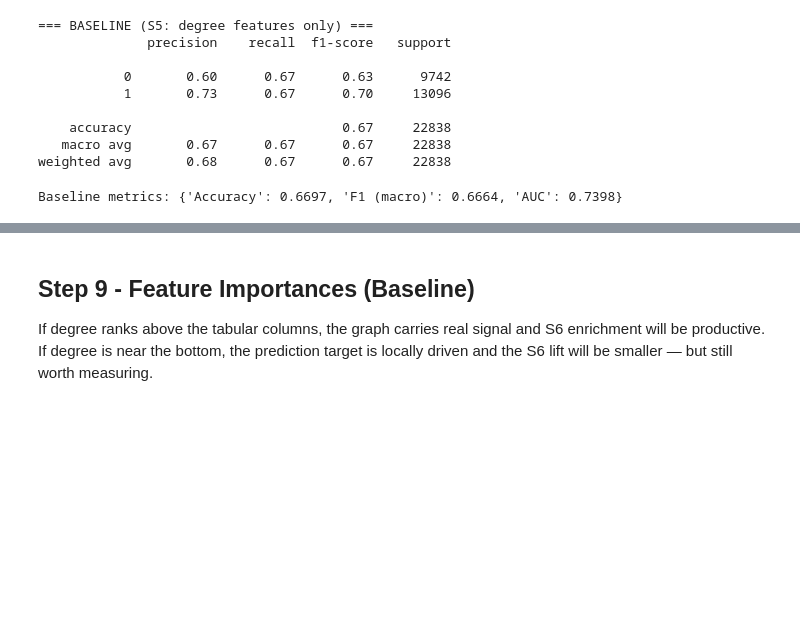
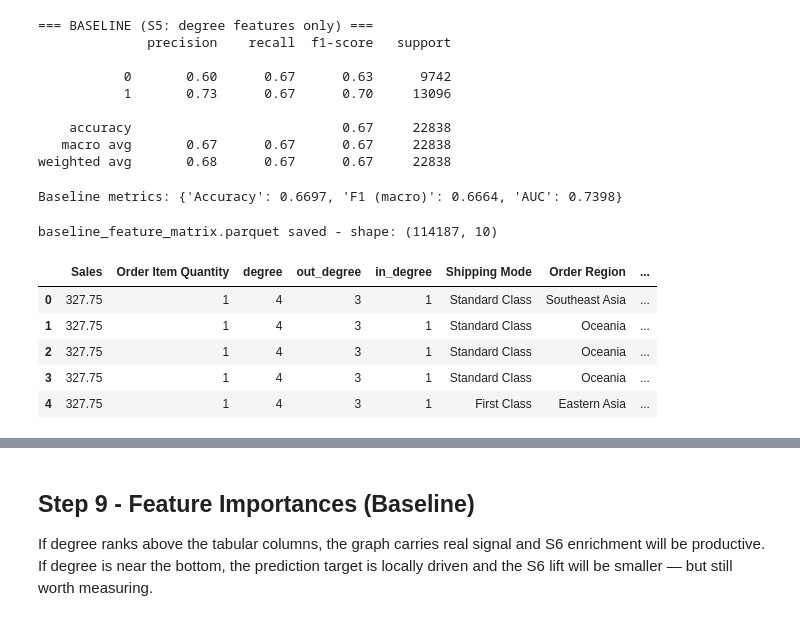
Before and after one commit to AryaTamhane18/BigData_and_BI_CapstoneProject, a Jupyter notebook: notebooks/04_ml.ipynb, the cells around one changed output, grey strips where cells are left out. Cells and saved outputs as stored; diff of their text form; code cells hidden in the pictures; blank space fills up the shorter version.

```diff
--- a/notebooks/04_ml.ipynb
+++ b/notebooks/04_ml.ipynb
@@ -57,16 +57,33 @@ def run_query(query):
 
 The degree feature is pulled LIVE from Neo4j — not from a pre-saved CSV.
 # %%
-# Extract degree, out_degree, in_degree from Neo4j
-# OPTIONAL MATCH keeps isolated Order nodes (degree 0) in the result
+# # Extract degree, out_degree, in_degree from Neo4j
+# # OPTIONAL MATCH keeps isolated Order nodes (degree 0) in the result
+
+# degree_raw = run_query("""
+# MATCH (n:Order)
+# OPTIONAL MATCH (n)-[r]-()
+# RETURN n.id          AS order_id,
+#        COUNT(r)      AS degree,
+#        COUNT { (n)-[]->() } AS out_degree,
+#        COUNT { (n)<-[]-() } AS in_degree
+# """)
+
+# df_degree = pd.DataFrame(degree_raw)
+
+# print("Degree features shape:", df_degree.shape)
+# df_degree.head()
 
 degree_raw = run_query("""
 MATCH (n:Order)
+
 OPTIONAL MATCH (n)-[r]-()
-RETURN n.id          AS order_id,
-       COUNT(r)      AS degree,
-       COUNT { (n)-[]->() } AS out_degree,
-       COUNT { (n)<-[]-() } AS in_degree
+
+RETURN
+    n.id AS order_id,
+    COUNT(r) AS degree,
+    COUNT { (n)-[]->() } AS out_degree,
+    COUNT { (n)<-[]-() } AS in_degree
 """)
 
 df_degree = pd.DataFrame(degree_raw)
@@ -279,3 +296,26 @@ baseline_metrics = {
 print("Baseline metrics:", baseline_metrics)
 # %% [output]
 Baseline metrics: {'Accuracy': 0.6697, 'F1 (macro)': 0.6664, 'AUC': 0.7398}
+# %%
+import os
+os.makedirs(CLEAN_OUTPUT_DIR, exist_ok=True)
+
+baseline_save = ml_df[numeric_cols_base + categorical_cols_base].copy()
+baseline_save["Order Id"]      = ml_df["Order Id"].values
+baseline_save["late_delivery"] = ml_df["late_delivery"].values
+
+baseline_save.to_parquet(
+    f"{CLEAN_OUTPUT_DIR}/baseline_feature_matrix.parquet",
+    index=False
+)
+
+print("baseline_feature_matrix.parquet saved - shape:", baseline_save.shape)
+baseline_save.head()
+# %% [output]
+baseline_feature_matrix.parquet saved - shape: (114187, 10)
+|  | Sales | Order Item Quantity | degree | out_degree | in_degree | Shipping Mode | Order Region | ... |
+| 0 | 327.75 | 1 | 4 | 3 | 1 | Standard Class | Southeast Asia | ... |
+| 1 | 327.75 | 1 | 4 | 3 | 1 | Standard Class | Oceania | ... |
+| 2 | 327.75 | 1 | 4 | 3 | 1 | Standard Class | Oceania | ... |
+| 3 | 327.75 | 1 | 4 | 3 | 1 | Standard Class | Oceania | ... |
+| 4 | 327.75 | 1 | 4 | 3 | 1 | First Class | Eastern Asia | ... |
```
Also changed, not shown: parts of 10 cells of this notebook, 9 other files.
